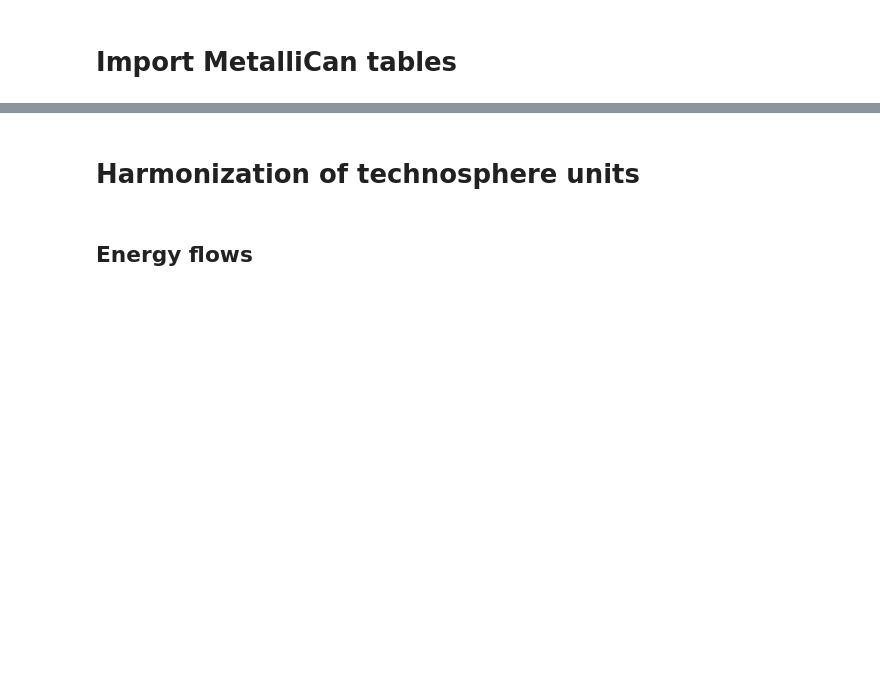
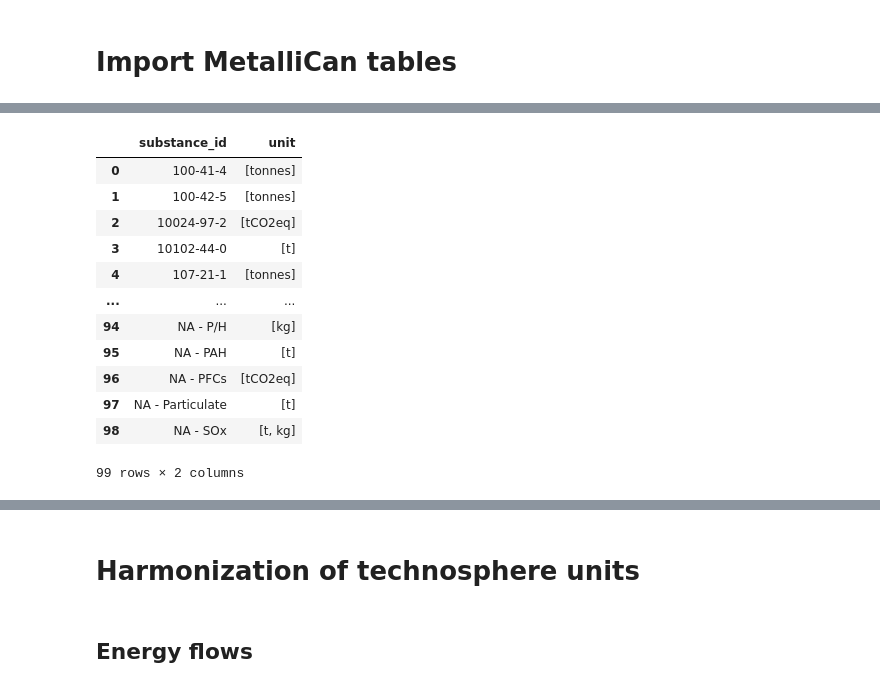
Before and after one commit to marpellan/metallican_lci, a Jupyter notebook: 2. MetalliCan_cleaning.ipynb, the cells around one changed output, grey strips where cells are left out. Cells and saved outputs as stored; diff of their text form; code cells hidden in the pictures; blank space fills up the shorter version.

```diff
--- a/2. MetalliCan_cleaning.ipynb
+++ b/2. MetalliCan_cleaning.ipynb
@@ -31,0 +73,16 @@ production_table = production_table[~production_table['source_id'].str.startswit
+# %%
+env_table.groupby('substance_id')['unit'].unique().reset_index()
+# %% [output]
+|  | substance_id | unit |
+| 0 | 100-41-4 | [tonnes] |
+| 1 | 100-42-5 | [tonnes] |
+| 2 | 10024-97-2 | [tCO2eq] |
+| 3 | 10102-44-0 | [t] |
+| 4 | 107-21-1 | [tonnes] |
+| ... | ... | ... |
+| 94 | NA - P/H | [kg] |
+| 95 | NA - PAH | [t] |
+| 96 | NA - PFCs | [tCO2eq] |
+| 97 | NA - Particulate | [t] |
+| 98 | NA - SOx | [t, kg] |
+99 rows × 2 columns
```
Also changed, not shown: parts of 13 cells of this notebook, 26 other files.
